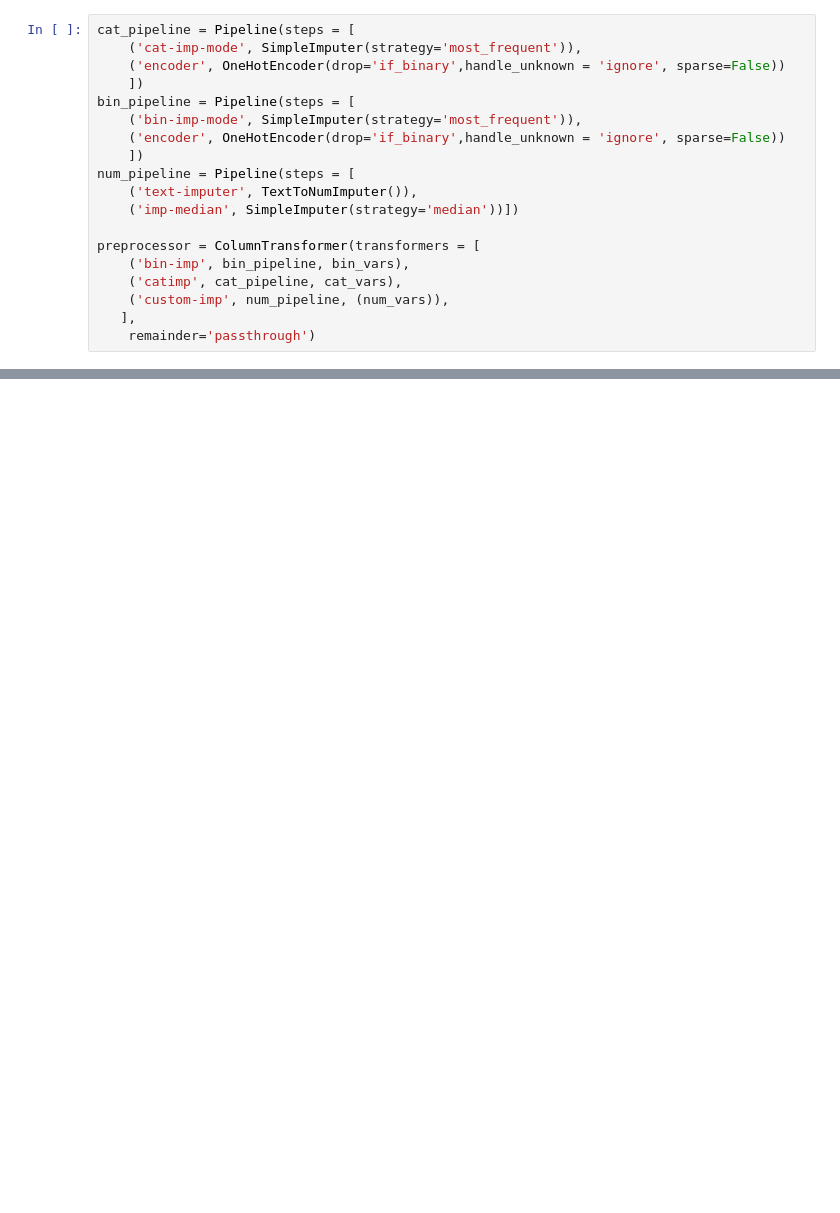
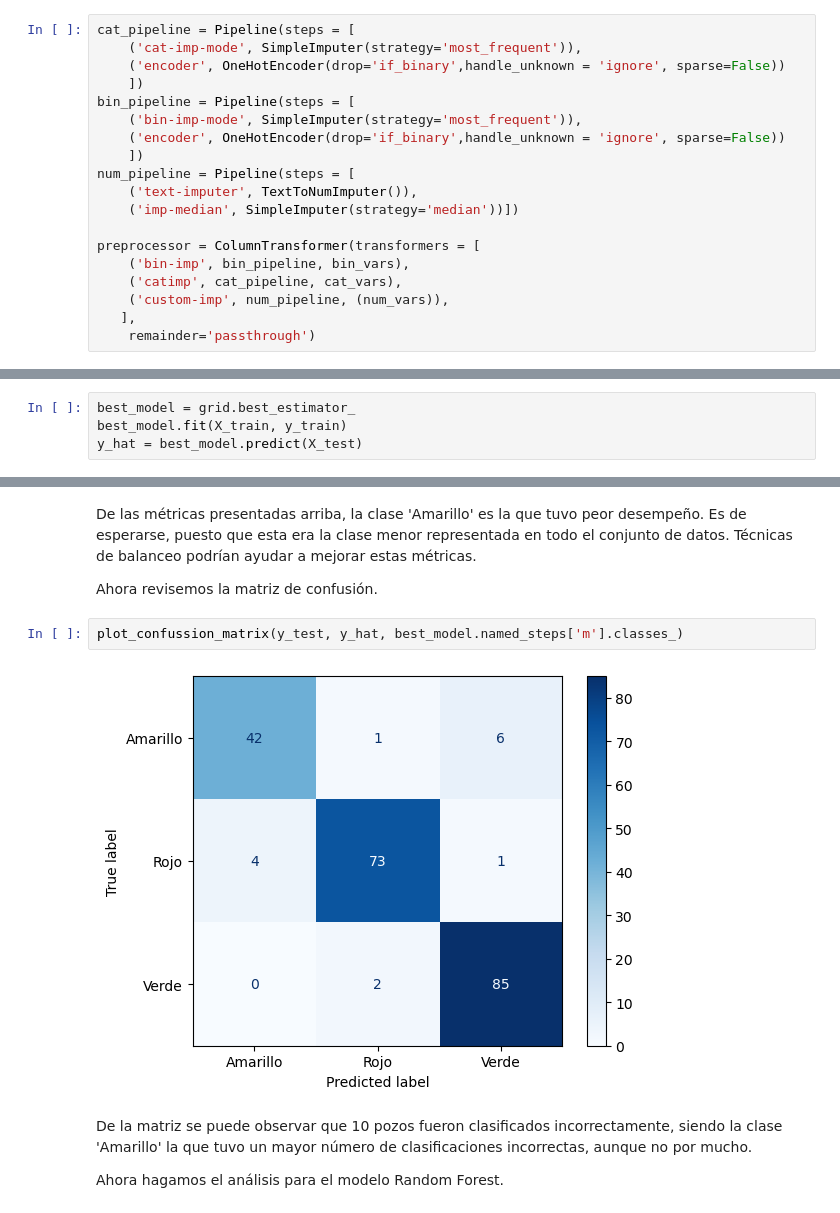
Before and after one commit to PosgradoMNA/actividades-del-projecto-equipo_102, a Jupyter notebook: Reto/aguas-subterraneas-DT.ipynb, the cells around one changed output, grey strips where cells are left out. Cells and saved outputs as stored; diff of their text form; blank space fills up the shorter version.

```diff
--- a/Reto/aguas-subterraneas-DT.ipynb
+++ b/Reto/aguas-subterraneas-DT.ipynb
@@ -289,0 +356,4 @@ array([[222,   0,   0],
+# %%
+best_model = grid.best_estimator_
+best_model.fit(X_train, y_train)
+y_hat = best_model.predict(X_test)
@@ -289,0 +375,12 @@ array([[222,   0,   0],
+# %% [markdown]
+De las métricas presentadas arriba, la clase 'Amarillo' es la que tuvo peor desempeño. Es de esperarse, puesto que esta era la clase menor representada en todo el conjunto de datos. Técnicas de balanceo podrían ayudar a mejorar estas métricas.
+
+Ahora revisemos la matriz de confusión.
+# %%
+plot_confussion_matrix(y_test, y_hat, best_model.named_steps['m'].classes_)
+# %% [output]
+[figure, added]
+# %% [markdown]
+De la matriz se puede observar que 10 pozos fueron clasificados incorrectamente, siendo la clase 'Amarillo' la que tuvo un mayor número de clasificaciones incorrectas, aunque no por mucho.
+
+Ahora hagamos el análisis para el modelo Random Forest.
```
Also changed, not shown: parts of 60 cells of this notebook.
